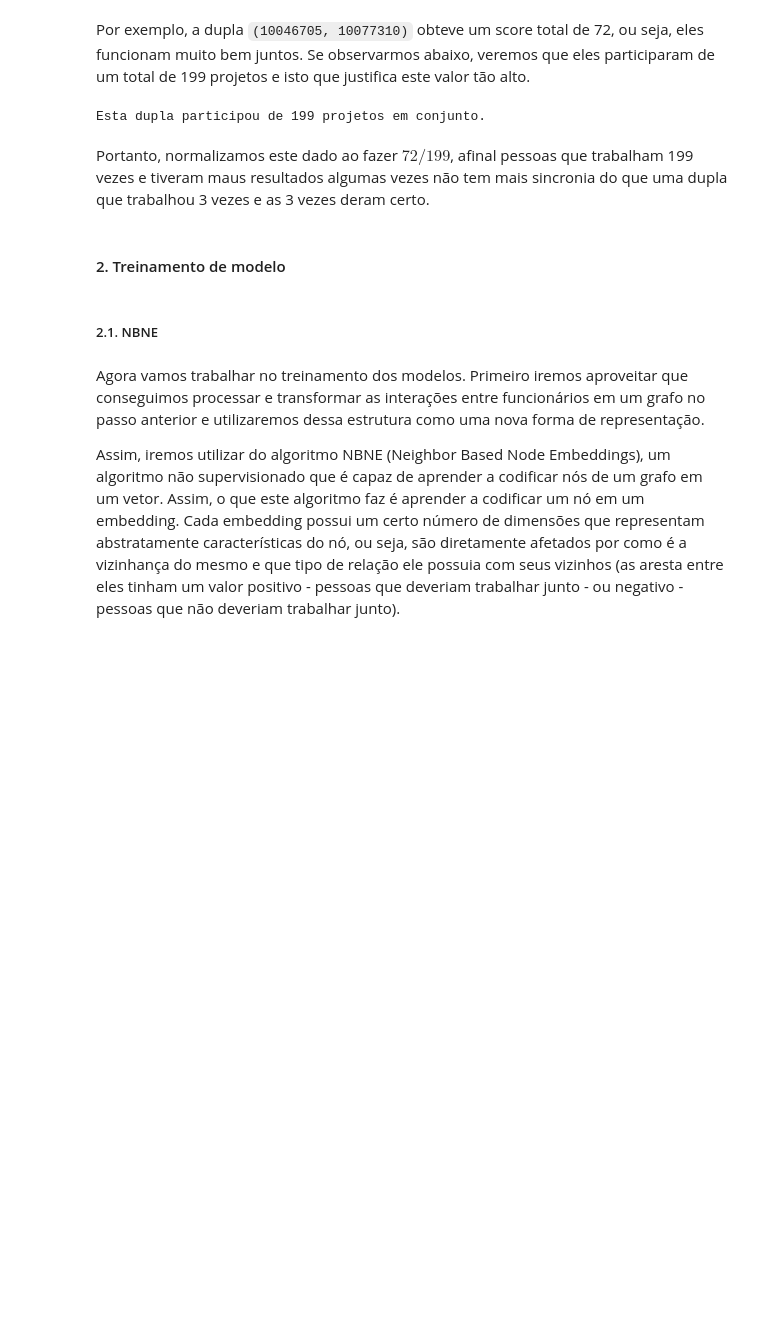
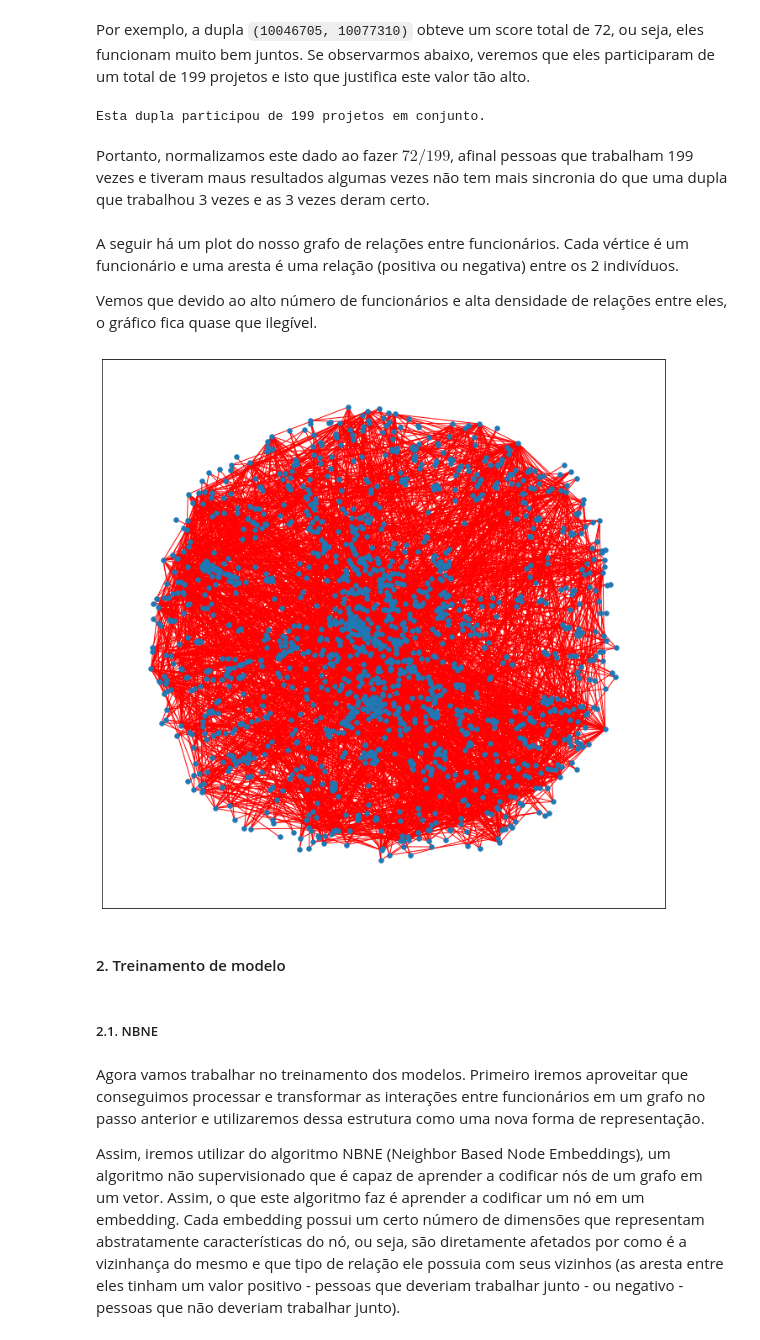
Before and after one commit to vinciusb/TP3-ML, a Jupyter notebook: tp.ipynb, the cells around one changed output. Drawn from its saved outputs; the diff is of its cells as text; code cells hidden in the pictures; blank space fills up the shorter version.

```diff
--- a/tp.ipynb
+++ b/tp.ipynb
@@ -249,6 +250,17 @@ print(f"Esta dupla participou de {df[df['Matricula'] == 10046705]['name'].unique
 Esta dupla participou de 199 projetos em conjunto.
 # %% [markdown]
 Portanto, normalizamos este dado ao fazer $ 72 / 199 $, afinal pessoas que trabalham 199 vezes e tiveram maus resultados algumas vezes não tem mais sincronia do que uma dupla que trabalhou 3 vezes e as 3 vezes deram certo.
+# %% [markdown]
+A seguir há um plot do nosso grafo de relações entre funcionários. Cada vértice é um funcionário e uma aresta é uma relação (positiva ou negativa) entre os 2 indivíduos.
+
+Vemos que devido ao alto número de funcionários e alta densidade de relações entre eles, o gráfico fica quase que ilegível.
+# %%
+
+plt.figure(3,figsize=(12,12))
+nx.draw_networkx(G, with_labels=False, node_size=30, edge_color='r')
+plt.show()
+# %% [output]
+[figure, added]
 # %% [markdown]
 #### 2. Treinamento de modelo
 # %% [markdown]
```
Also changed, not shown: parts of 26 cells of this notebook.
